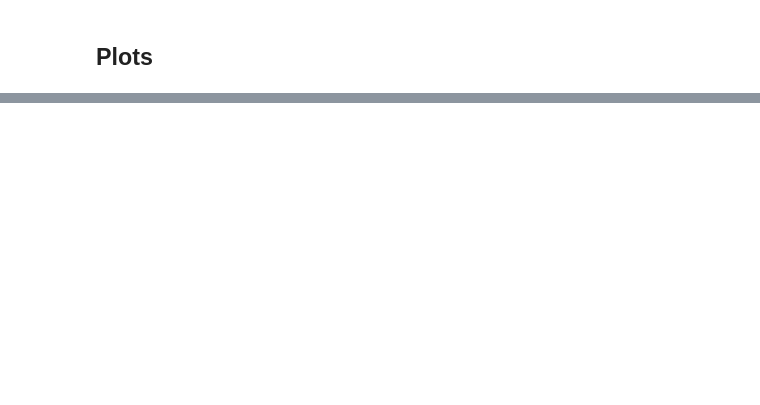
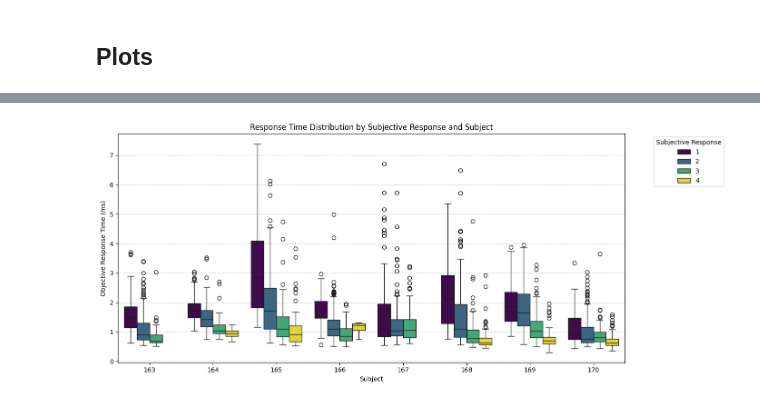
Before and after one commit to Snewski/Neuro_Subjective_Experience, a Jupyter notebook: src/behavioural.ipynb, the cells around one changed output, grey strips where cells are left out. Drawn from its saved outputs; the diff is of its cells as text; code cells hidden in the pictures; blank space fills up the shorter version.

```diff
--- a/src/behavioural.ipynb
+++ b/src/behavioural.ipynb
@@ -152,0 +166,23 @@ plt.show()
+# %%
+# Set up the figure
+plt.figure(figsize=(14, 6))
+
+# Create boxplot: response time by subjective response, grouped by subject
+sns.boxplot(
+    data=combined_df,
+    x='subject',
+    y='objective_response_time_ms',
+    hue='subjective_response',
+    palette='viridis'
+)
+
+# Styling
+plt.xlabel('Subject')
+plt.ylabel('Objective Response Time (ms)')
+plt.title('Response Time Distribution by Subjective Response and Subject')
+plt.legend(title='Subjective Response', bbox_to_anchor=(1.05, 1), loc='upper left')
+plt.grid(axis='y', linestyle='--', alpha=0.7)
+plt.tight_layout()
+plt.show()
+# %% [output]
+[figure, added]
```
Also changed, not shown: parts of 14 cells of this notebook, 8 other files.
